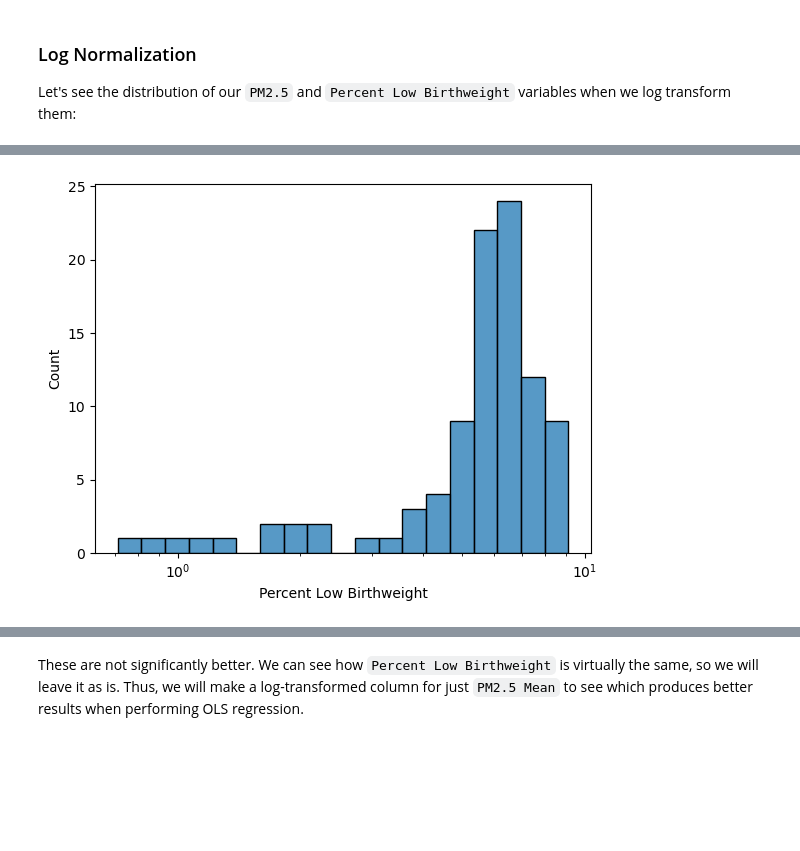
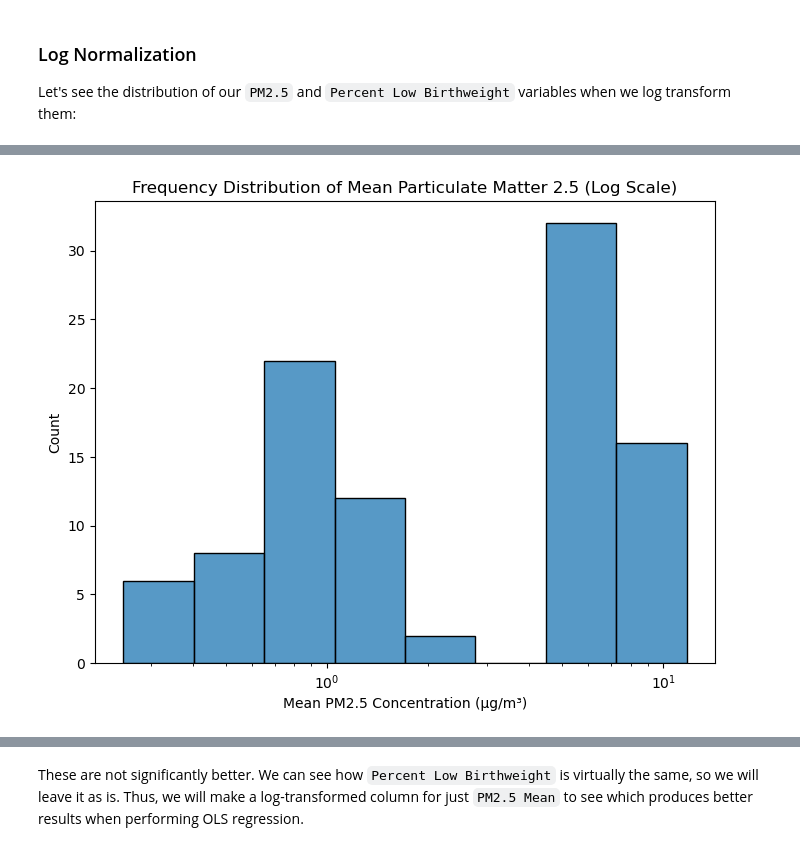
Before and after one commit to COGS108/Group095_WI26, a Jupyter notebook: 02-EDACheckpoint.ipynb, the cells around one changed output, grey strips where cells are left out. Saved outputs shown, nothing was run; the diff lists cells and outputs as text; code cells hidden in the pictures; blank space fills up the shorter version.

```diff
--- a/02-EDACheckpoint.ipynb
+++ b/02-EDACheckpoint.ipynb
@@ -901,4 +904,10 @@ pm25_hist_log = sns.histplot(per_county['PM2.5 Mean'], log_scale=True)
-# %%
-birthweight_hist_log = sns.histplot(per_county['Percent Low Birthweight'], log_scale=True)
-# %% [output]
-[figure, removed]
+# %%
+plt.figure(figsize=(8,6))
+
+pm25_hist_log = sns.histplot(per_county['PM2.5 Mean'], log_scale=True)
+plt.title("Frequency Distribution of Mean Particulate Matter 2.5 (Log Scale)")
+plt.xlabel("Mean PM2.5 Concentration (µg/m³)")
+plt.ylabel("Count")
+plt.show()
+# %% [output]
+[figure, added]
```
Also changed, not shown: parts of 7 cells of this notebook.
